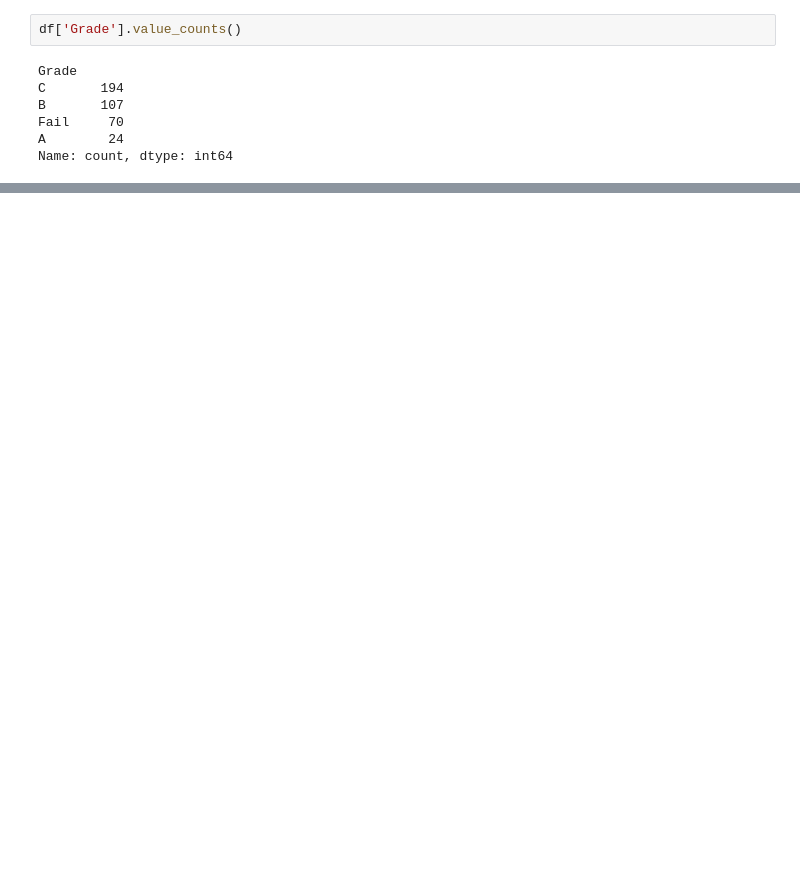
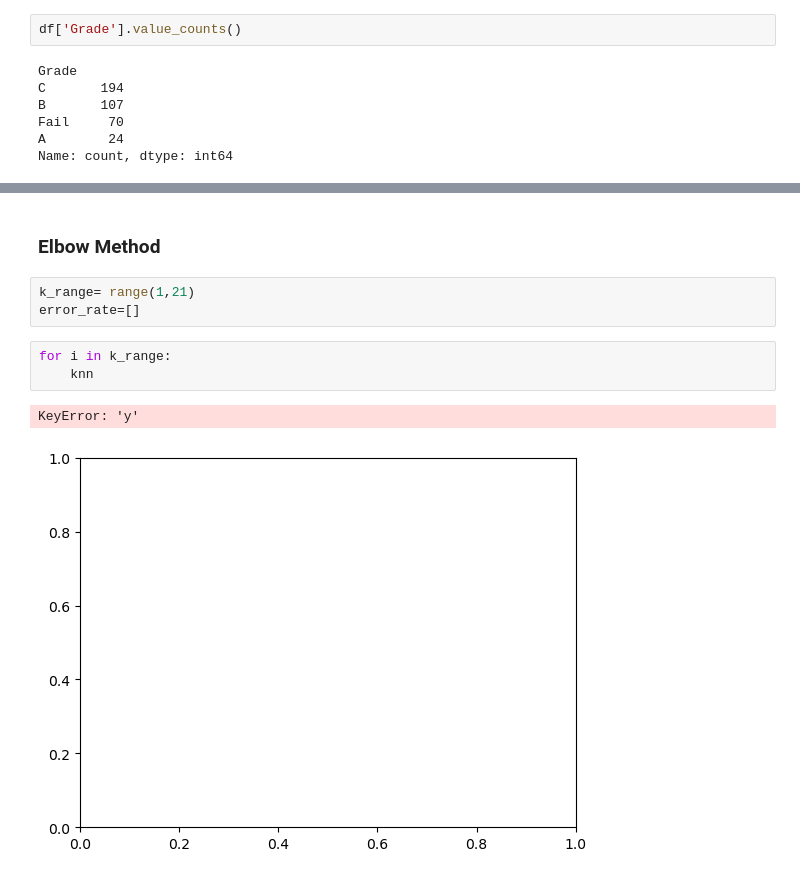
Before and after one commit to SmriteePoudel/DataScience, a Jupyter notebook: Dataset/KNN.ipynb, the cells around one changed output, grey strips where cells are left out. Cells and saved outputs as stored; diff of their text form; blank space fills up the shorter version.

```diff
--- a/Dataset/KNN.ipynb
+++ b/Dataset/KNN.ipynb
@@ -81,0 +395,11 @@ Name: count, dtype: int64
+# %% [markdown]
+### Elbow Method
+# %%
+k_range= range(1,21)
+error_rate=[]
+# %%
+for i in k_range:
+    knn
+# %% [output]
+KeyError: 'y'
+[figure, added]
```
Also changed, not shown: parts of 42 cells of this notebook, 2 other files.
